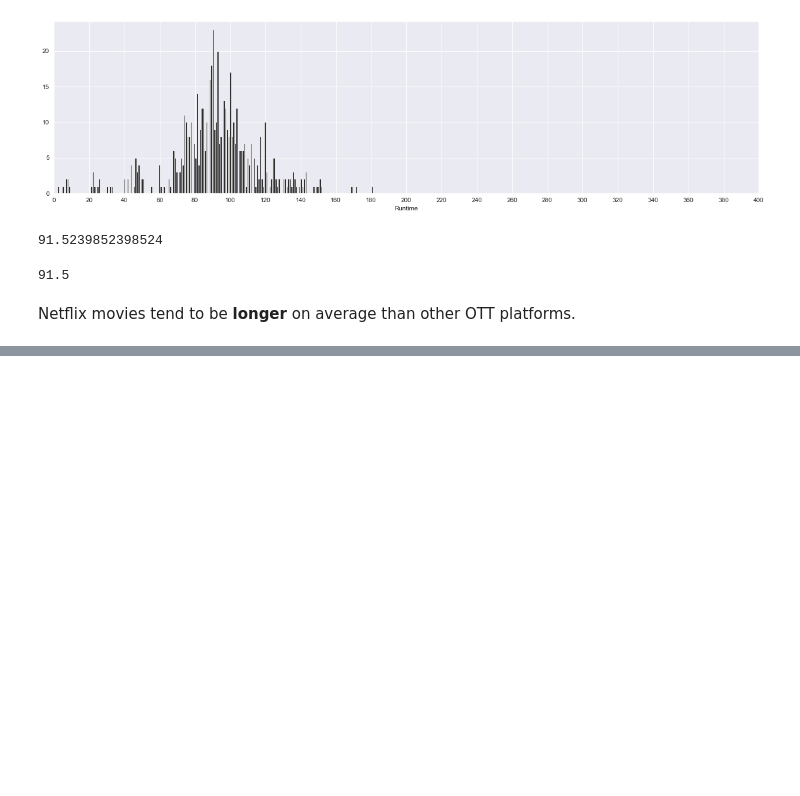
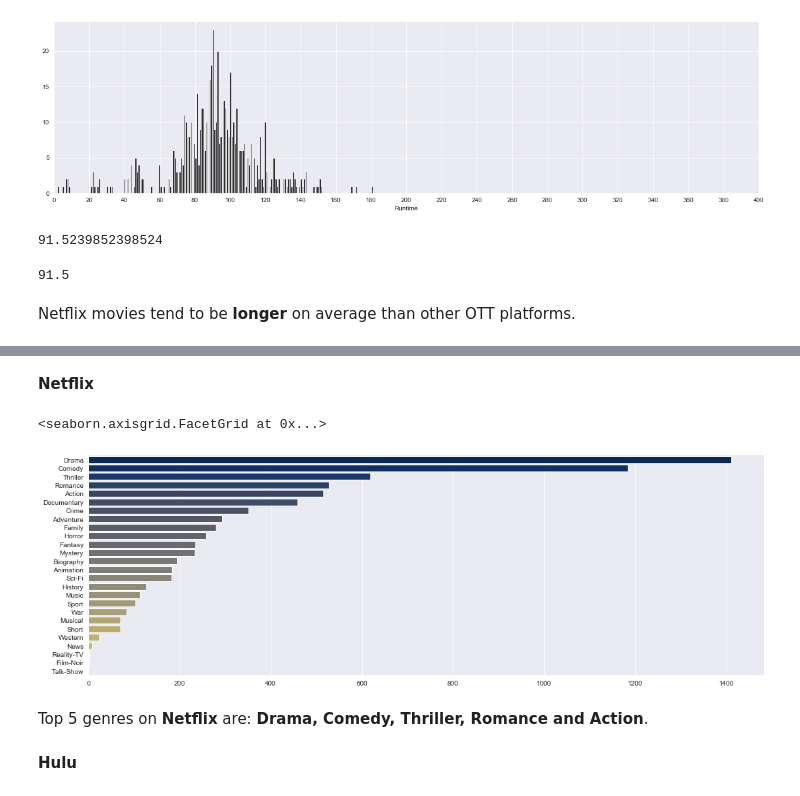
Before and after one commit to SalimAmarti/OTT_movies_Project, a Jupyter notebook: OTT project.ipynb, the cells around one changed output, grey strips where cells are left out. Cells and saved outputs as stored; diff of their text form; code cells hidden in the pictures; blank space fills up the shorter version.

```diff
--- a/OTT project.ipynb
+++ b/OTT project.ipynb
@@ -546,0 +577,2 @@ Netflix movies tend to be **longer** on average than other OTT platforms.
+# %%
+top_genre = data_clean[['Netflix','Hulu','Prime Video','Disney+']].join(data_genres)
@@ -546,0 +589,15 @@ Netflix movies tend to be **longer** on average than other OTT platforms.
+# %% [markdown]
+**Netflix**
+# %%
+top_genre_netflix = top_genre.drop(['Hulu', 'Prime Video', 'Disney+'],axis=1).groupby(['Netflix']).sum().iloc[1]
+top_genre_netflix = pd.DataFrame(top_genre_netflix).sort_values(1,ascending=False)
+top_genre_netflix = top_genre_netflix.transpose()
+# %%
+sns.catplot(data=top_genre_netflix,kind='bar',palette='cividis',height=5,aspect=3,orient='h')
+# %% [output]
+<seaborn.axisgrid.FacetGrid at 0x...>
+[figure, added]
+# %% [markdown]
+Top 5 genres on **Netflix** are: **Drama, Comedy, Thriller, Romance and Action**.
+# %% [markdown]
+**Hulu**
```
Also changed, not shown: parts of 29 cells of this notebook.
